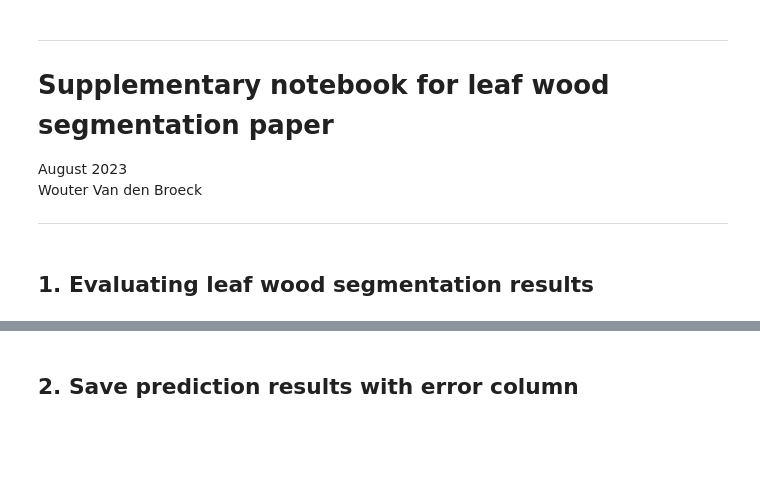
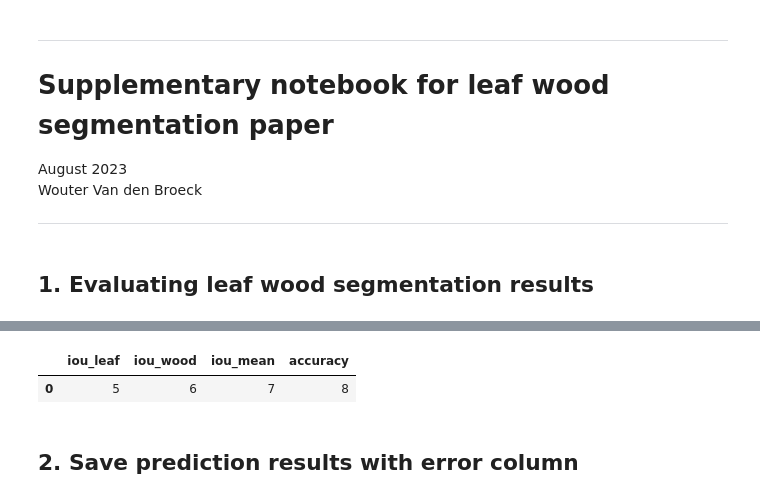
Before and after one commit to qforestlab/leaf-wood-segmentation-with-deep-learning, a Jupyter notebook: notebooks/paper_supplementary_notebook.ipynb, the cells around one changed output, grey strips where cells are left out. Drawn from its saved outputs; the diff is of its cells as text; code cells hidden in the pictures; blank space fills up the shorter version.

Commit message:
add saving benchmark metrics to file

```diff
--- a/notebooks/paper_supplementary_notebook.ipynb
+++ b/notebooks/paper_supplementary_notebook.ipynb
@@ -161,3 +178,16 @@ number of prediction files: 30
+# %%
+metrics = [1, 2, 3, 4]
+df = pd.DataFrame(np.array(metrics).reshape(1, 4), columns=['iou_leaf', 'iou_wood', 'iou_mean', 'accuracy'])
+
+metrics = [5, 6, 7, 8]
+df2 = pd.DataFrame(np.array(metrics).reshape(1, 4), columns=['iou_leaf', 'iou_wood', 'iou_mean', 'accuracy'])
+
+df3 = pd.DataFrame()
+
+pd.concat([df3, df2]).reset_index(drop=True)
+# %% [output]
+|  | iou_leaf | iou_wood | iou_mean | accuracy |
+| 0 | 5 | 6 | 7 | 8 |
 # %% [markdown]
 ## 2. Save prediction results with error column
 # %%
```
Also changed, not shown: parts of 2 cells of this notebook.
